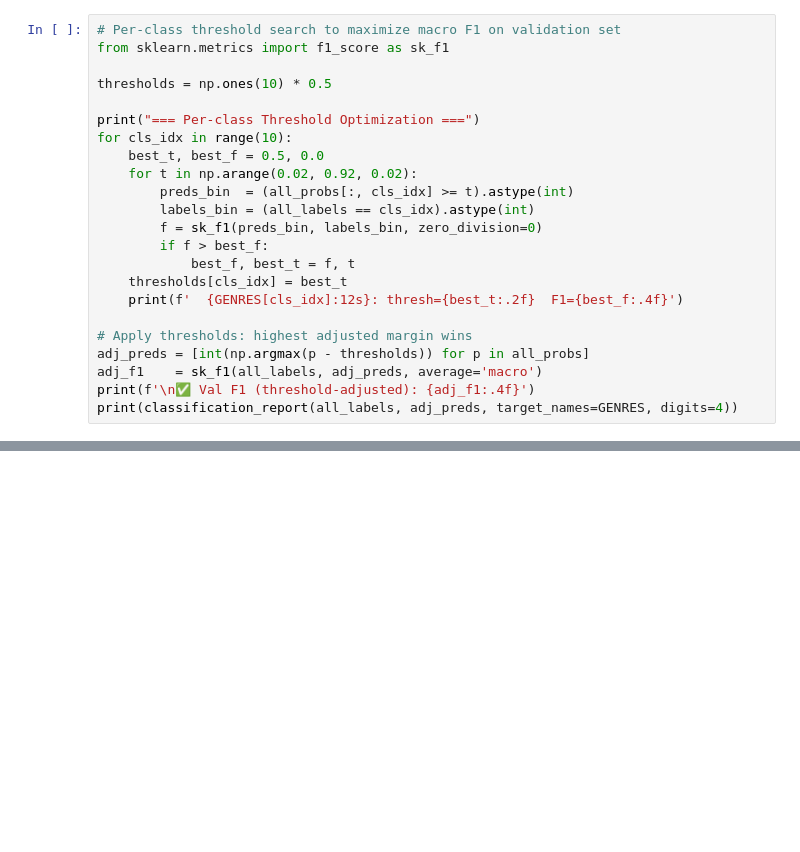
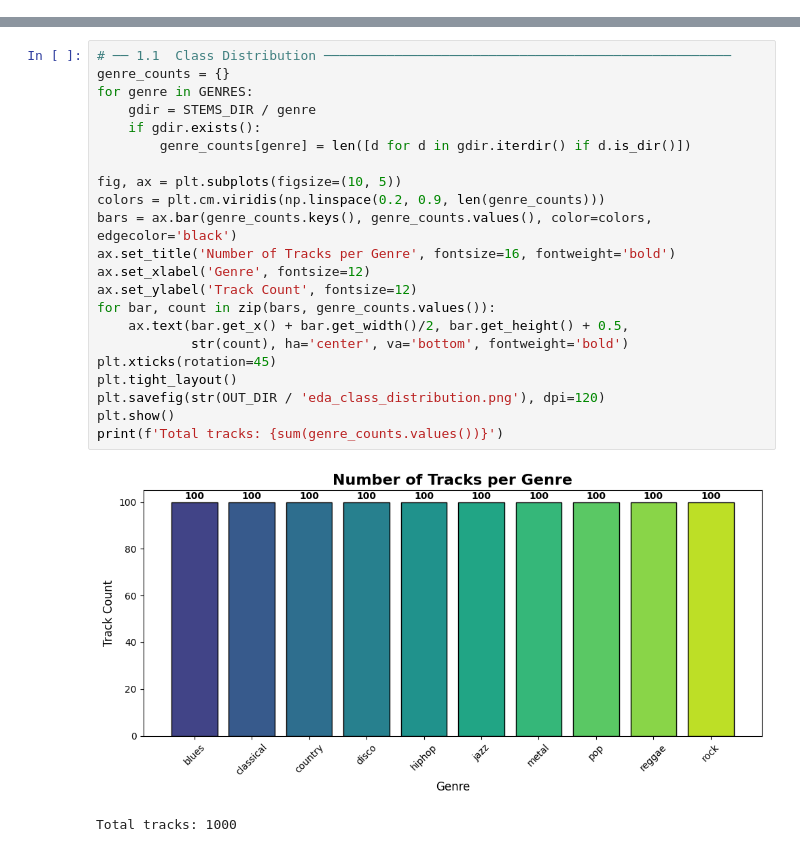
Before and after one commit to 24f1001544/Bookshelf, a Jupyter notebook: kaggle_notebook.ipynb, the cells around one changed output, grey strips where cells are left out. Drawn from its saved outputs; the diff is of its cells as text; blank space fills up the shorter version.

```diff
--- a/kaggle_notebook.ipynb
+++ b/kaggle_notebook.ipynb
@@ -776,23 +0,0 @@ weighted avg     0.9322    0.9300    0.9302       900
-# %%
-# Per-class threshold search to maximize macro F1 on validation set
-from sklearn.metrics import f1_score as sk_f1
-
-thresholds = np.ones(10) * 0.5
-
-print("=== Per-class Threshold Optimization ===")
-for cls_idx in range(10):
-    best_t, best_f = 0.5, 0.0
-    for t in np.arange(0.02, 0.92, 0.02):
-        preds_bin  = (all_probs[:, cls_idx] >= t).astype(int)
-        labels_bin = (all_labels == cls_idx).astype(int)
-        f = sk_f1(preds_bin, labels_bin, zero_division=0)
-        if f > best_f:
-            best_f, best_t = f, t
-    thresholds[cls_idx] = best_t
-    print(f'  {GENRES[cls_idx]:12s}: thresh={best_t:.2f}  F1={best_f:.4f}')
-
-# Apply thresholds: highest adjusted margin wins
-adj_preds = [int(np.argmax(p - thresholds)) for p in all_probs]
-adj_f1    = sk_f1(all_labels, adj_preds, average='macro')
-print(f'\n✅ Val F1 (threshold-adjusted): {adj_f1:.4f}')
-print(classification_report(all_labels, adj_preds, target_names=GENRES, digits=4))
@@ -1023,0 +107,25 @@ wandb: Find logs at: ./wandb/run-20260321_140032-hysqscs3/logs
+# %%
+# ── 1.1  Class Distribution ────────────────────────────────────────────────────
+genre_counts = {}
+for genre in GENRES:
+    gdir = STEMS_DIR / genre
+    if gdir.exists():
+        genre_counts[genre] = len([d for d in gdir.iterdir() if d.is_dir()])
+
+fig, ax = plt.subplots(figsize=(10, 5))
+colors = plt.cm.viridis(np.linspace(0.2, 0.9, len(genre_counts)))
+bars = ax.bar(genre_counts.keys(), genre_counts.values(), color=colors, edgecolor='black')
+ax.set_title('Number of Tracks per Genre', fontsize=16, fontweight='bold')
+ax.set_xlabel('Genre', fontsize=12)
+ax.set_ylabel('Track Count', fontsize=12)
+for bar, count in zip(bars, genre_counts.values()):
+    ax.text(bar.get_x() + bar.get_width()/2, bar.get_height() + 0.5,
+            str(count), ha='center', va='bottom', fontweight='bold')
+plt.xticks(rotation=45)
+plt.tight_layout()
+plt.savefig(str(OUT_DIR / 'eda_class_distribution.png'), dpi=120)
+plt.show()
+print(f'Total tracks: {sum(genre_counts.values())}')
+# %% [output]
+[figure, added]
+Total tracks: 1000
```
Also changed, not shown: parts of 68 cells of this notebook.
